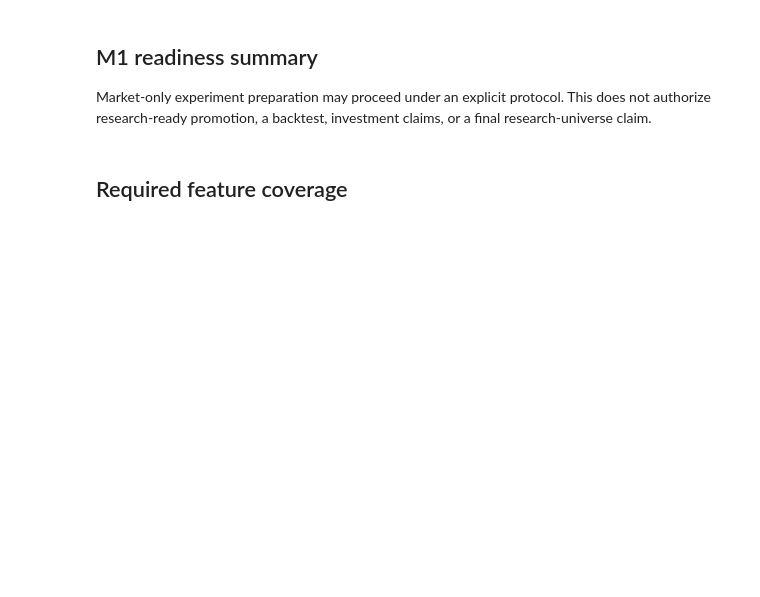
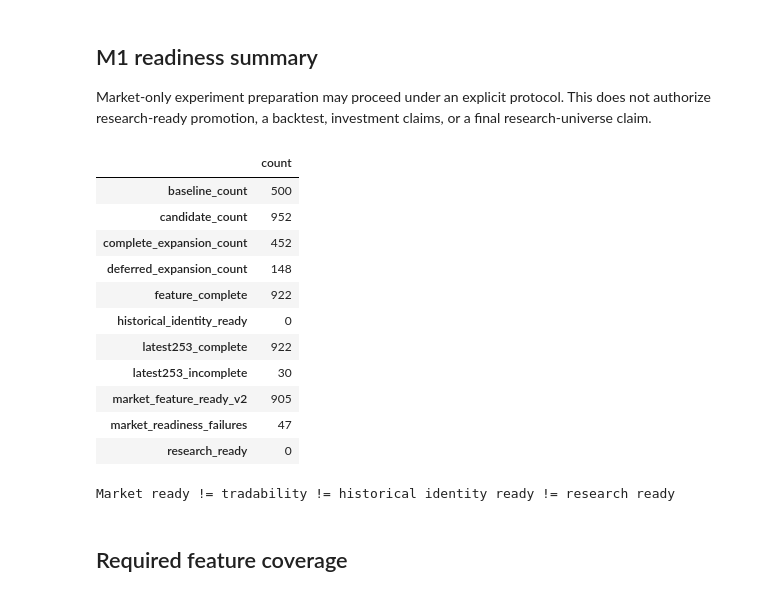
Before and after one commit to trongnguyen1010/Risk-Adjusted-Momentum-Clustering, a Jupyter notebook: notebooks/eda/M1_CAFEF_MARKET_FOUNDATION.ipynb, the cells around one changed output. Cells and saved outputs as stored; diff of their text form; code cells hidden in the pictures; blank space fills up the shorter version.

```diff
--- a/notebooks/eda/M1_CAFEF_MARKET_FOUNDATION.ipynb
+++ b/notebooks/eda/M1_CAFEF_MARKET_FOUNDATION.ipynb
@@ -16,5 +16,11 @@ from IPython.display import Image, display
 
 REPORT_DIR = Path("artifacts/reports/m1-market-foundation-v1")
 if not REPORT_DIR.is_dir():
+    for parent in [Path.cwd().resolve(), *Path.cwd().resolve().parents]:
+        candidate = parent / "artifacts/reports/m1-market-foundation-v1"
+        if candidate.is_dir():
+            REPORT_DIR = candidate
+            break
+if not REPORT_DIR.is_dir():
     raise FileNotFoundError(f"Explicit report artifact is missing: {REPORT_DIR.resolve()}")
 print(f"Report directory: {REPORT_DIR.resolve()}")
@@ -41,8 +60,21 @@ or a final research-universe claim.
 # %%
 headline = pd.Series(report["headline"], name="count").to_frame()
 display(headline)
-print("
-Market ready != tradability != historical identity ready != research ready")
+print("Market ready != tradability != historical identity ready != research ready")
+# %% [output]
+|  | count |
+| baseline_count | 500 |
+| candidate_count | 952 |
+| complete_expansion_count | 452 |
+| deferred_expansion_count | 148 |
+| feature_complete | 922 |
+| historical_identity_ready | 0 |
+| latest253_complete | 922 |
+| latest253_incomplete | 30 |
+| market_feature_ready_v2 | 905 |
+| market_readiness_failures | 47 |
+| research_ready | 0 |
+Market ready != tradability != historical identity ready != research ready
 # %% [markdown]
 ## Required feature coverage
 # %%
```
Also changed, not shown: parts of 13 cells of this notebook, 1 other file.
